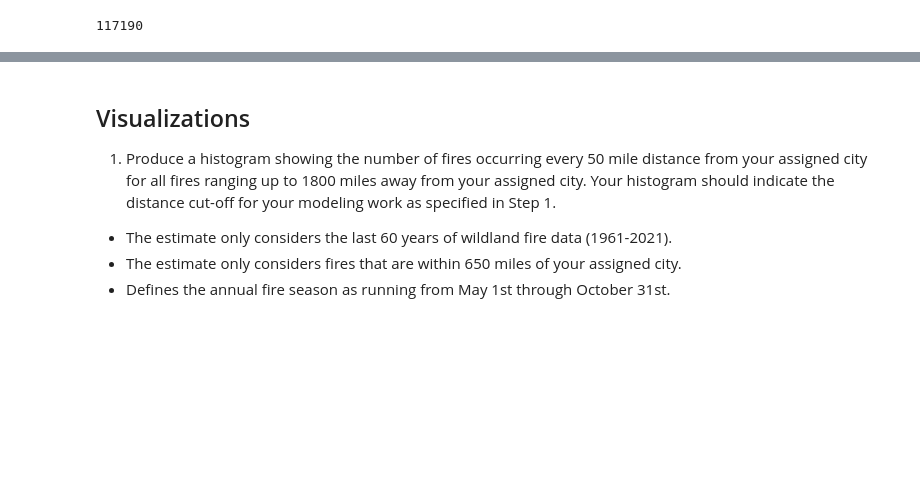
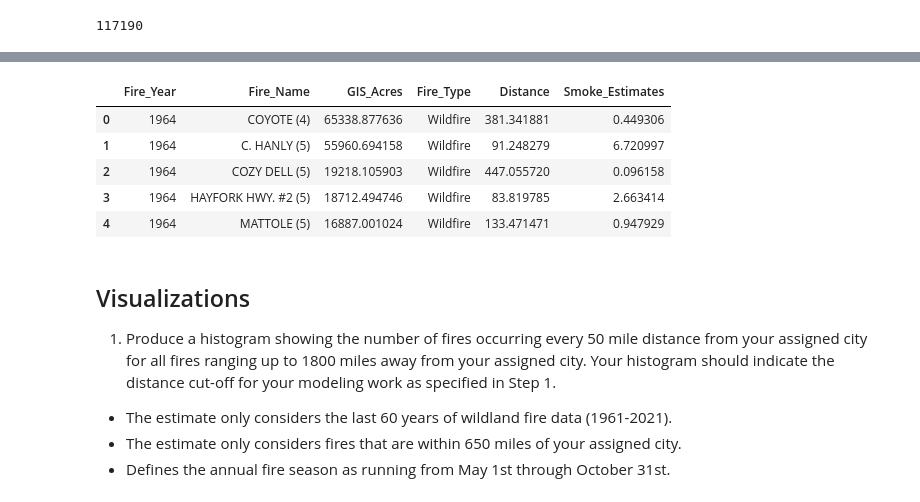
Before and after one commit to kellyzwang/wildfire_analysis, a Jupyter notebook: common_analysis.ipynb, the cells around one changed output, grey strips where cells are left out. Cells and saved outputs as stored; diff of their text form; code cells hidden in the pictures; blank space fills up the shorter version.

```diff
--- a/common_analysis.ipynb
+++ b/common_analysis.ipynb
@@ -17,0 +27,12 @@ len(fire_df)
+# %%
+start_year = 1964
+end_year = 2024
+
+# fitler to last 60 years
+filtered_fire_df = fire_df[(fire_df['Fire_Year'] >= start_year) & (fire_df['Fire_Year'] <= end_year)]
+
+# filter to within 650 miles of Chico
+filtered_fire_df['Distance'] = pd.to_numeric(filtered_fire_df['Distance'])
+filtered_fire_df = filtered_fire_df[filtered_fire_df['Distance'] <= 650]
+
+filtered_fire_df.head()
@@ -18,3 +101,17 @@ len(fire_df)
+# %%
+# apply the function to create a smoke_estimate column
+
+filtered_fire_df['Smoke_Estimates'] = filtered_fire_df.apply(
+    lambda x: calculate_smoke_estimate(x), axis=1)
+
+filtered_fire_df.head()
+# %% [output]
+|  | Fire_Year | Fire_Name | GIS_Acres | Fire_Type | Distance | Smoke_Estimates |
+| 0 | 1964 | COYOTE (4) | 65338.877636 | Wildfire | 381.341881 | 0.449306 |
+| 1 | 1964 | C. HANLY (5) | 55960.694158 | Wildfire | 91.248279 | 6.720997 |
+| 2 | 1964 | COZY DELL (5) | 19218.105903 | Wildfire | 447.055720 | 0.096158 |
+| 3 | 1964 | HAYFORK HWY. #2 (5) | 18712.494746 | Wildfire | 83.819785 | 2.663414 |
+| 4 | 1964 | MATTOLE (5) | 16887.001024 | Wildfire | 133.471471 | 0.947929 |
 # %% [markdown]
 ## Visualizations
 
```
Also changed, not shown: parts of 23 cells of this notebook, 9 other files.
